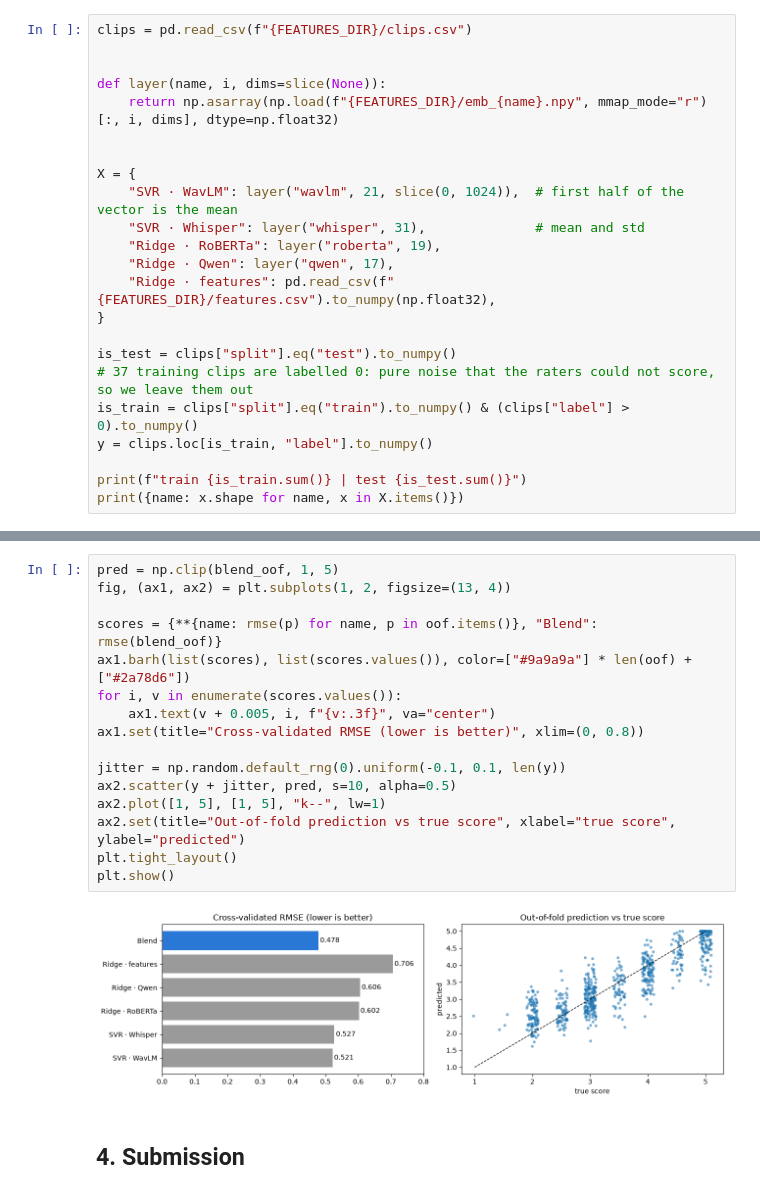
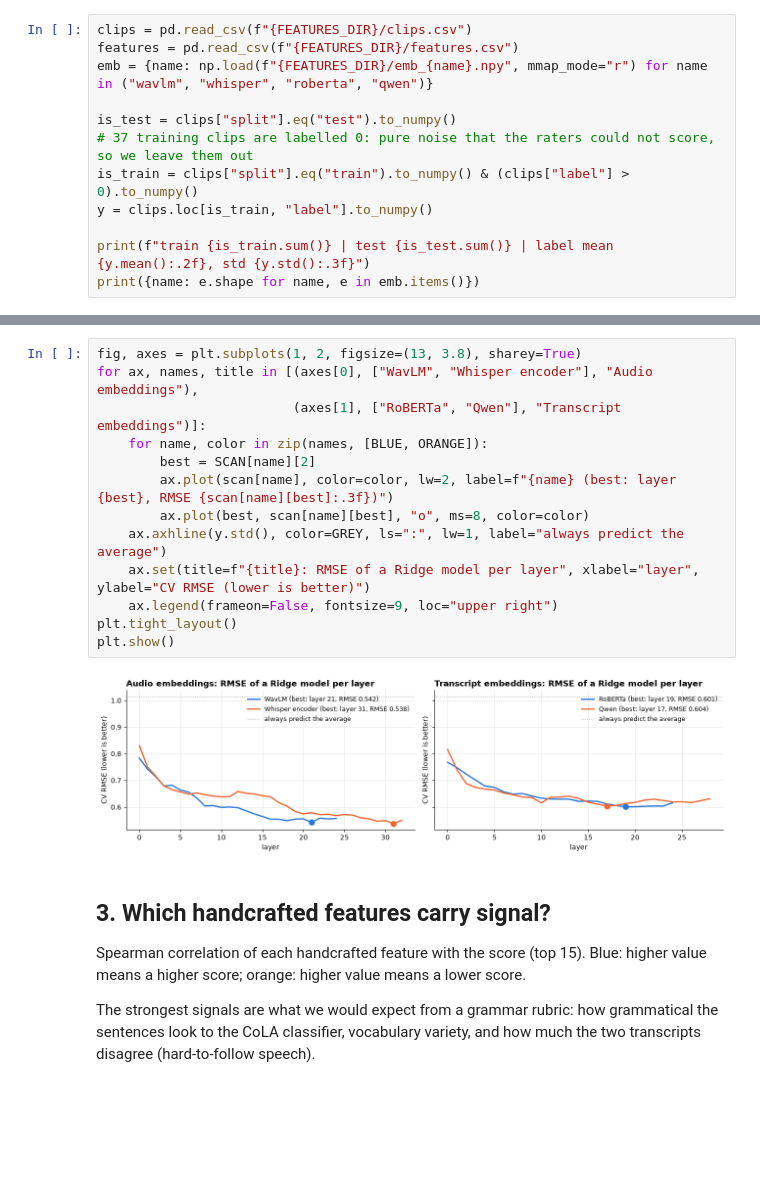
Before and after one commit to abhiEENgituser/SHL-Kaggle-Competation, a Jupyter notebook: notebooks/2_model.ipynb, the cells around one changed output, grey strips where cells are left out. Drawn from its saved outputs; the diff is of its cells as text; blank space fills up the shorter version.

Commit message:
Add plots to model notebook

```diff
--- a/notebooks/2_model.ipynb
+++ b/notebooks/2_model.ipynb
@@ -38,24 +45,13 @@ SEEDS = [0, 1, 2]
 # %%
 clips = pd.read_csv(f"{FEATURES_DIR}/clips.csv")
-
-
-def layer(name, i, dims=slice(None)):
-    return np.asarray(np.load(f"{FEATURES_DIR}/emb_{name}.npy", mmap_mode="r")[:, i, dims], dtype=np.float32)
-
-
-X = {
-    "SVR · WavLM": layer("wavlm", 21, slice(0, 1024)),  # first half of the vector is the mean
-    "SVR · Whisper": layer("whisper", 31),              # mean and std
-    "Ridge · RoBERTa": layer("roberta", 19),
-    "Ridge · Qwen": layer("qwen", 17),
-    "Ridge · features": pd.read_csv(f"{FEATURES_DIR}/features.csv").to_numpy(np.float32),
-}
+features = pd.read_csv(f"{FEATURES_DIR}/features.csv")
+emb = {name: np.load(f"{FEATURES_DIR}/emb_{name}.npy", mmap_mode="r") for name in ("wavlm", "whisper", "roberta", "qwen")}
 
 is_test = clips["split"].eq("test").to_numpy()
 # 37 training clips are labelled 0: pure noise that the raters could not score, so we leave them out
 is_train = clips["split"].eq("train").to_numpy() & (clips["label"] > 0).to_numpy()
 y = clips.loc[is_train, "label"].to_numpy()
 
-print(f"train {is_train.sum()} | test {is_test.sum()}")
-print({name: x.shape for name, x in X.items()})
+print(f"train {is_train.sum()} | test {is_test.sum()} | label mean {y.mean():.2f}, std {y.std():.3f}")
+print({name: e.shape for name, e in emb.items()})
 # %% [output]
@@ -127,21 +122,22 @@ weights: {'SVR · WavLM': 0.473, 'SVR · Whisper': 0.298, 'Ridge · RoBERTa': 0.
 # %%
-pred = np.clip(blend_oof, 1, 5)
-fig, (ax1, ax2) = plt.subplots(1, 2, figsize=(13, 4))
-
-scores = {**{name: rmse(p) for name, p in oof.items()}, "Blend": rmse(blend_oof)}
-ax1.barh(list(scores), list(scores.values()), color=["#9a9a9a"] * len(oof) + ["#2a78d6"])
-for i, v in enumerate(scores.values()):
-    ax1.text(v + 0.005, i, f"{v:.3f}", va="center")
-ax1.set(title="Cross-validated RMSE (lower is better)", xlim=(0, 0.8))
-
-jitter = np.random.default_rng(0).uniform(-0.1, 0.1, len(y))
-ax2.scatter(y + jitter, pred, s=10, alpha=0.5)
-ax2.plot([1, 5], [1, 5], "k--", lw=1)
-ax2.set(title="Out-of-fold prediction vs true score", xlabel="true score", ylabel="predicted")
+fig, axes = plt.subplots(1, 2, figsize=(13, 3.8), sharey=True)
+for ax, names, title in [(axes[0], ["WavLM", "Whisper encoder"], "Audio embeddings"),
+                         (axes[1], ["RoBERTa", "Qwen"], "Transcript embeddings")]:
+    for name, color in zip(names, [BLUE, ORANGE]):
+        best = SCAN[name][2]
+        ax.plot(scan[name], color=color, lw=2, label=f"{name} (best: layer {best}, RMSE {scan[name][best]:.3f})")
+        ax.plot(best, scan[name][best], "o", ms=8, color=color)
+    ax.axhline(y.std(), color=GREY, ls=":", lw=1, label="always predict the average")
+    ax.set(title=f"{title}: RMSE of a Ridge model per layer", xlabel="layer", ylabel="CV RMSE (lower is better)")
+    ax.legend(frameon=False, fontsize=9, loc="upper right")
 plt.tight_layout()
 plt.show()
 # %% [output]
-[figure, old version]
+[figure, new version]
 # %% [markdown]
-## 4. Submission
+## 3. Which handcrafted features carry signal?
+
+Spearman correlation of each handcrafted feature with the score (top 15). Blue: higher value means a higher score; orange: higher value means a lower score.
+
+The strongest signals are what we would expect from a grammar rubric: how grammatical the sentences look to the CoLA classifier, vocabulary variety, and how much the two transcripts disagree (hard-to-follow speech).
 # %%
```
Also changed, not shown: parts of 21 cells of this notebook.
